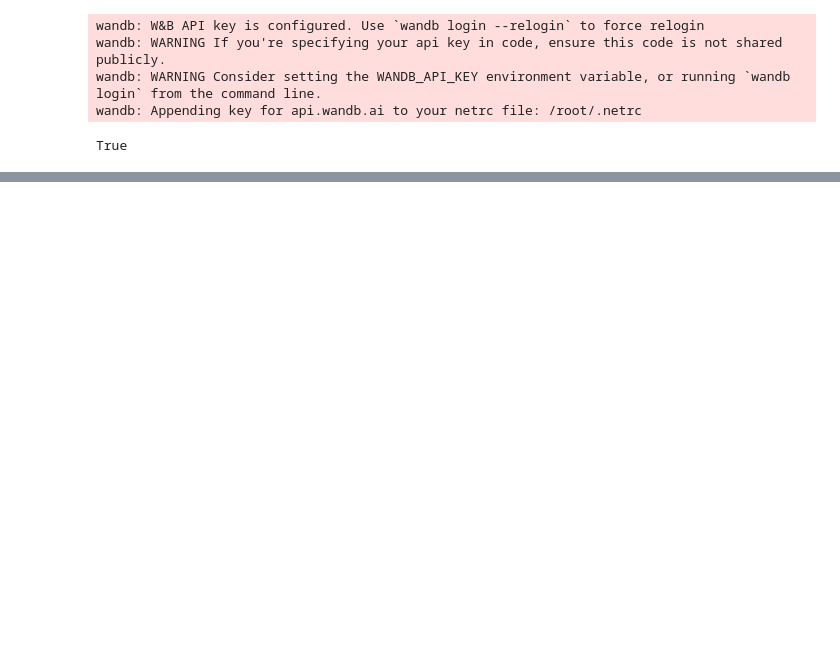
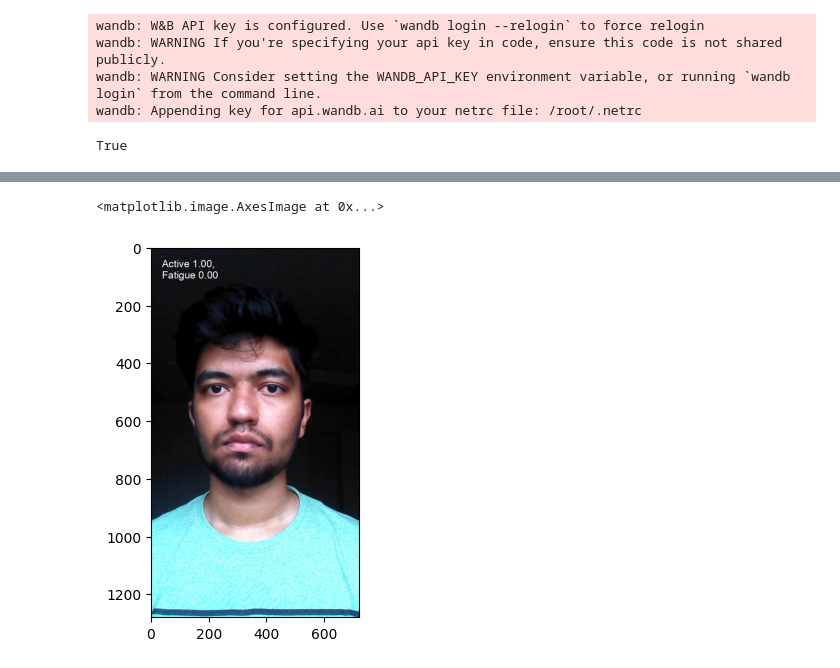
Before and after one commit to cubukcum/drowsiness-detection, a Jupyter notebook: drowsiness-detection.ipynb, the cells around one changed output, grey strips where cells are left out. Saved outputs shown, nothing was run; the diff lists cells and outputs as text; code cells hidden in the pictures; blank space fills up the shorter version.

```diff
--- a/drowsiness-detection.ipynb
+++ b/drowsiness-detection.ipynb
@@ -109,6 +178,9 @@ Downloading https://ultralytics.com/assets/Arial.ttf to '/root/.config/Ultralyti
 # %%
-# import matplotlib.pyplot as plt
-# import matplotlib.image as mpimg
-# import numpy as np
-# panda = mpimg.imread('/kaggle/working/runs/classify/predict/image_1290.jpg')
-# plt.imshow(panda)
+import matplotlib.pyplot as plt
+import matplotlib.image as mpimg
+import numpy as np
+test = mpimg.imread('/kaggle/working/runs/classify/predict/image_16320.jpg')
+plt.imshow(test)
+# %% [output]
+<matplotlib.image.AxesImage at 0x...>
+[figure, added]
```
Also changed, not shown: parts of 10 cells of this notebook.
